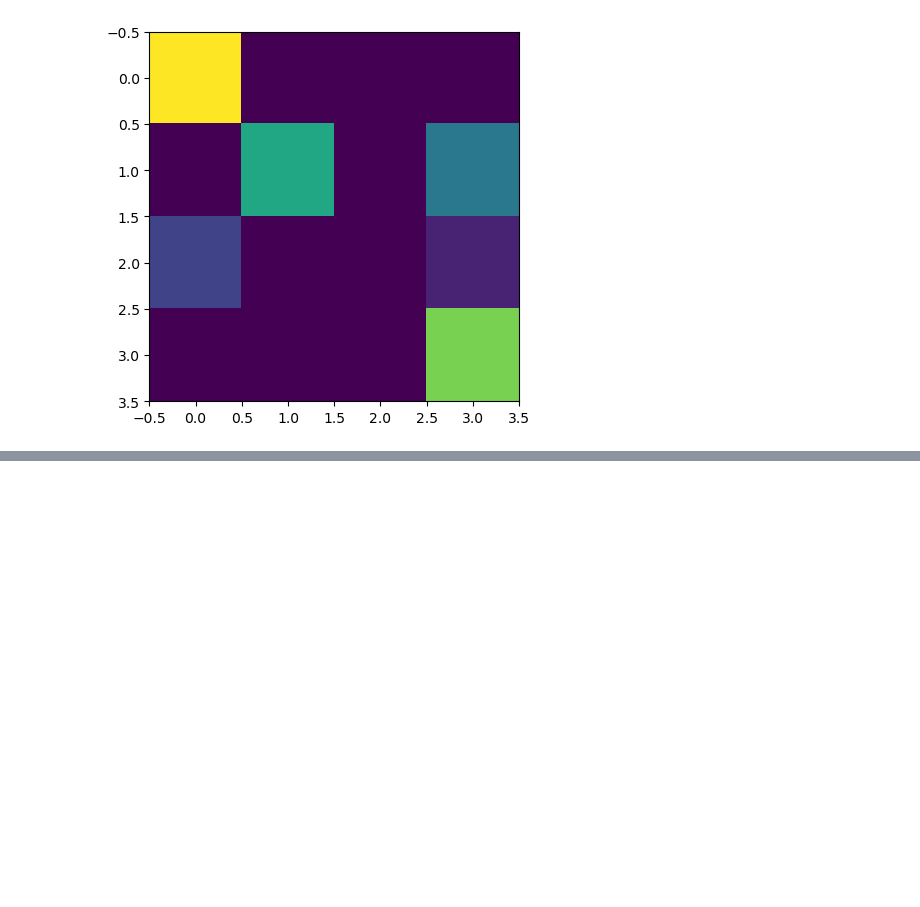
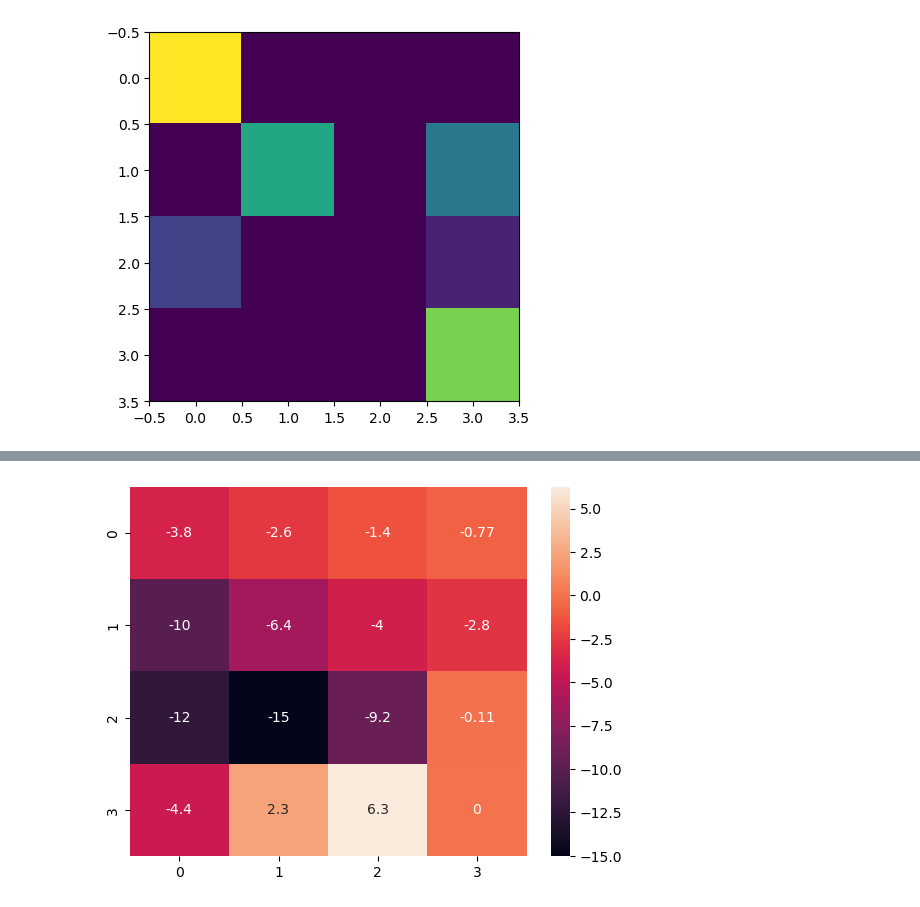
Before and after one commit to LYT922/ML-Reinforcement-Learning, a Jupyter notebook: Assignment_3_part1_2.ipynb, the cells around one changed output, grey strips where cells are left out. Drawn from its saved outputs; the diff is of its cells as text; code cells hidden in the pictures; blank space fills up the shorter version.

```diff
--- a/Assignment_3_part1_2.ipynb
+++ b/Assignment_3_part1_2.ipynb
@@ -72,9 +74,7 @@ class GameEnv(gym.Env):
         self.state[tuple(self.pit1_pos)] = 0.2
         self.state[tuple(self.pit2_pos)] = 0.1
         self.state[tuple(self.agent_pos)] = 1.0
-
         observation = self.state.flatten()
-
         reward = 0
         if (self.agent_pos == self.goal_pos).all():
             reward = 10 #Target position: Given max reward if it reaches target
@@ -89,9 +89,11 @@ class GameEnv(gym.Env):
 
         elif (self.agent_pos == self.coin1_pos).all():
             reward = +5 #A reward of +5
+            self.coin1_pos = [-1,-1]  #removes the coin once collected
 
         elif (self.agent_pos == self.coin2_pos).all():
             reward = +4 #A reward of +5
+            self.coin2_pos = [-1,-1]  #removes the coin once collected
 
 
         self.timestep += 1
@@ -250,0 +360,5 @@ IndexError: arrays used as indices must be of integer (or boolean) type
+# %%
+seaborn.heatmap(V, annot=True)
+plt.show()
+# %% [output]
+[figure, added]
```
Also changed, not shown: parts of 10 cells of this notebook.
